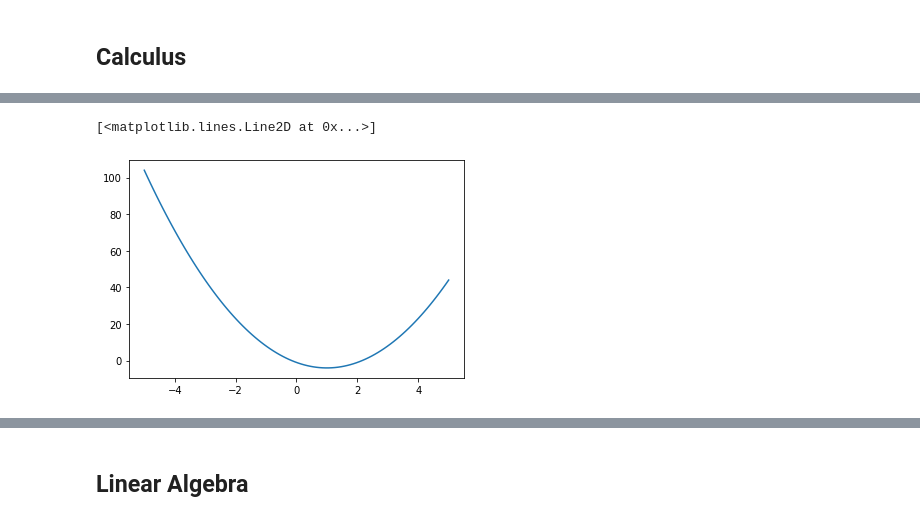
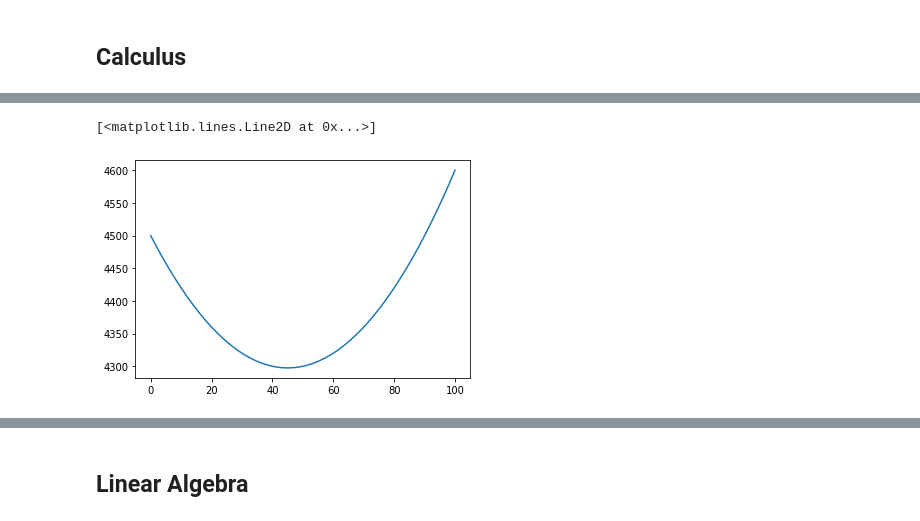
Before and after one commit to xalejandrow/calculus-and-algebra-problems-with-python, a Jupyter notebook: solutions.ipynb, the cells around one changed output, grey strips where cells are left out. Drawn from its saved outputs; the diff is of its cells as text; code cells hidden in the pictures.

```diff
--- a/solutions.ipynb
+++ b/solutions.ipynb
@@ -9,8 +19,8 @@ import matplotlib.pyplot as plt
 import numpy as np
 import pandas as pd
 
-def f(x): return -0.5*x + 4 #function
-x = np.linspace(-3, 3, 100) #domain
+def f(x): return 2.5*x + 2.5 #function
+x = np.linspace(0,10) #domain
 # %%
 plt.plot(x, f(x)) #plot of function on domain
 # %% [output]
@@ -31,6 +49,6 @@ Exercise 2: Build an exponential function f(x)=3∗(100)^x on x∈[−3,3] ; cre
 # %%
-def f(x): return 3*(100**x)
-x = np.linspace(-3, 3, 100)
+def f(x): return (1.38)**x
+x = np.linspace(0,10)
 plt.plot(x, f(x))
 # %% [output]
 [<matplotlib.lines.Line2D at 0x...>]
@@ -50,7 +75,8 @@ Exercise 3: Build a quadratic function f(x)=3(x−1)^2−4 on x∈[−5,5] ; cre
 # %%
-def f(x): return 3*(x - 1)**2 - 4
-x = np.linspace(-5, 5, 100)
+#define and plot the funtion
+def f(x): return 0.1*(x)**2 -9*x + 4500
+x = np.linspace(0,100)
 plt.plot(x, f(x))
 # %% [output]
 [<matplotlib.lines.Line2D at 0x...>]
-[figure, old version]
+[figure, new version]
```
Also changed, not shown: parts of 9 cells of this notebook, 2 other files.
